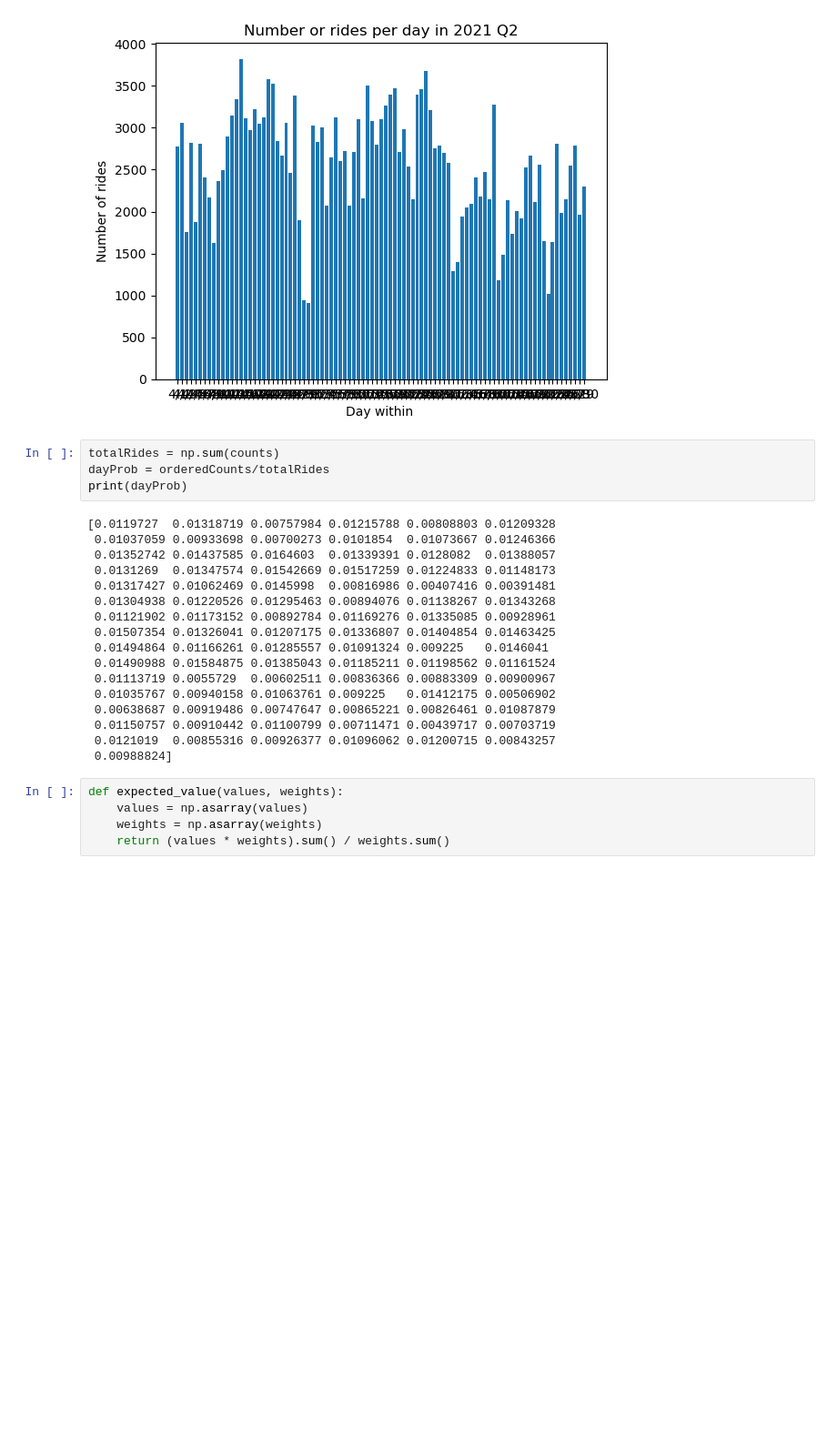
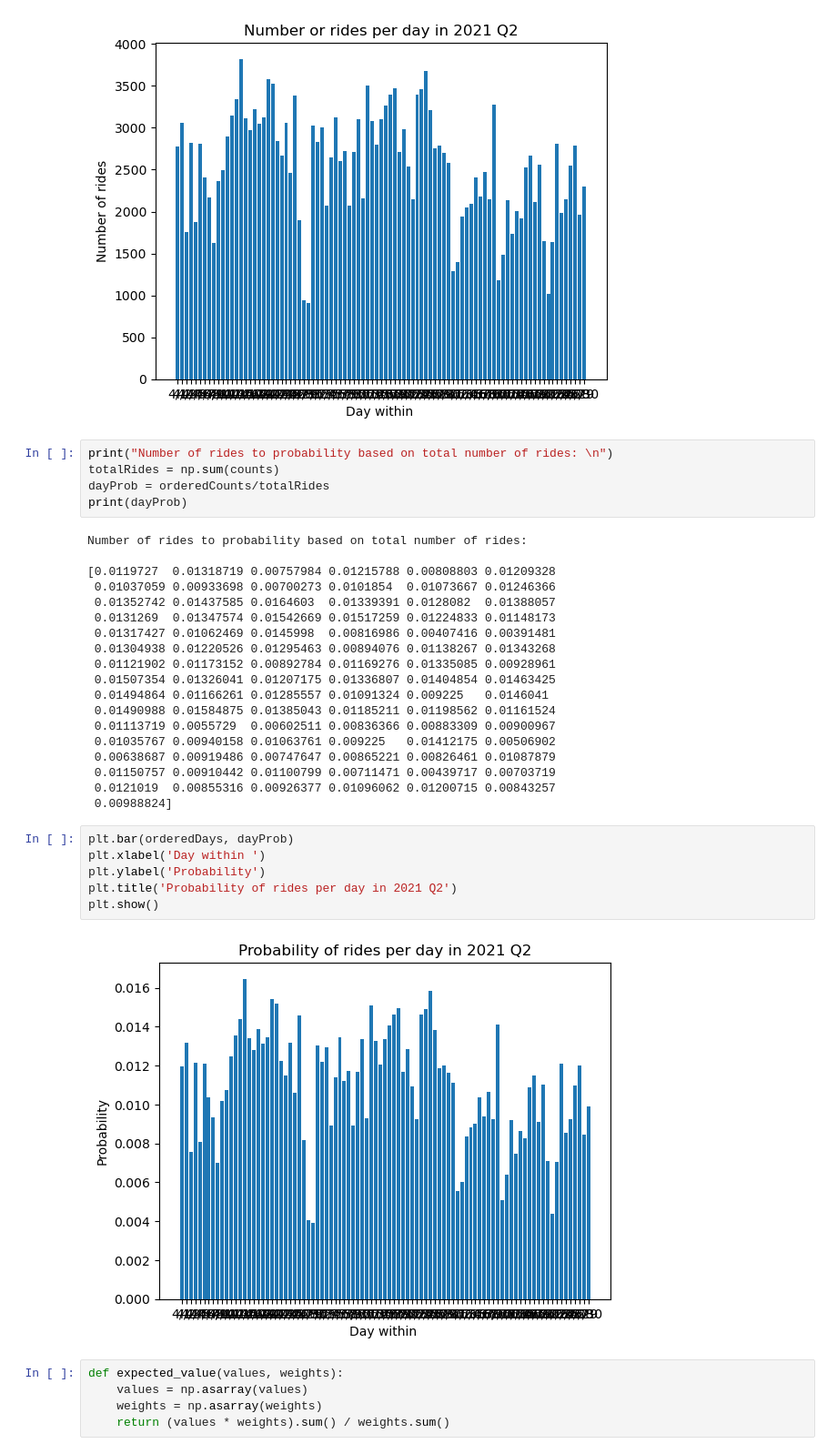
Before and after one commit to MiguelAcostaDelVecchio/RandomProcesses, a Jupyter notebook: Week6/Project1/MiguelProject1.ipynb, the cells around one changed output. Shown: that part at 91% size. Drawn from its saved outputs; the diff is of its cells as text; blank space fills up the shorter version.

```diff
--- a/Week6/Project1/MiguelProject1.ipynb
+++ b/Week6/Project1/MiguelProject1.ipynb
@@ -156,10 +158,13 @@ plt.show()
 # %% [output]
 [figure]
 # %%
+print("Number of rides to probability based on total number of rides: \n")
 totalRides = np.sum(counts)
 dayProb = orderedCounts/totalRides
 print(dayProb)
 # %% [output]
+Number of rides to probability based on total number of rides:
+
 [0.0119727  0.01318719 0.00757984 0.01215788 0.00808803 0.01209328
  0.01037059 0.00933698 0.00700273 0.0101854  0.01073667 0.01246366
  0.01352742 0.01437585 0.0164603  0.01339391 0.0128082  0.01388057
@@ -176,6 +181,14 @@ print(dayProb)
  0.01150757 0.00910442 0.01100799 0.00711471 0.00439717 0.00703719
  0.0121019  0.00855316 0.00926377 0.01096062 0.01200715 0.00843257
  0.00988824]
+# %%
+plt.bar(orderedDays, dayProb)
+plt.xlabel('Day within ')
+plt.ylabel('Probability')
+plt.title('Probability of rides per day in 2021 Q2')
+plt.show()
+# %% [output]
+[figure, added]
 # %%
 def expected_value(values, weights):
     values = np.asarray(values)
```
Also changed, not shown: parts of 19 cells of this notebook.
